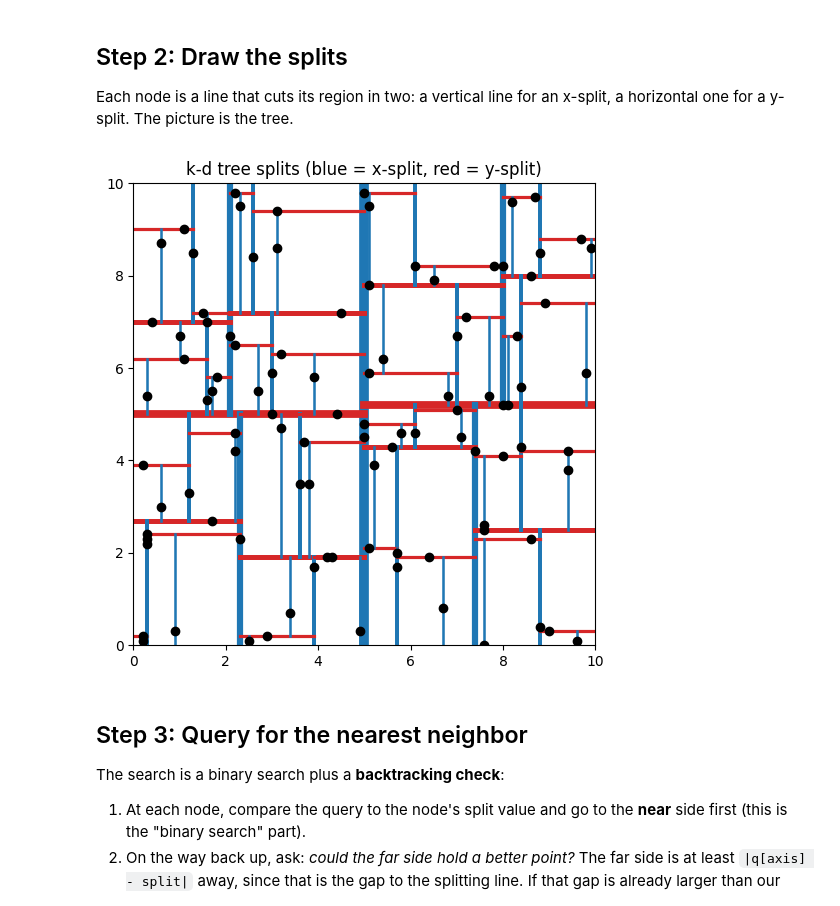
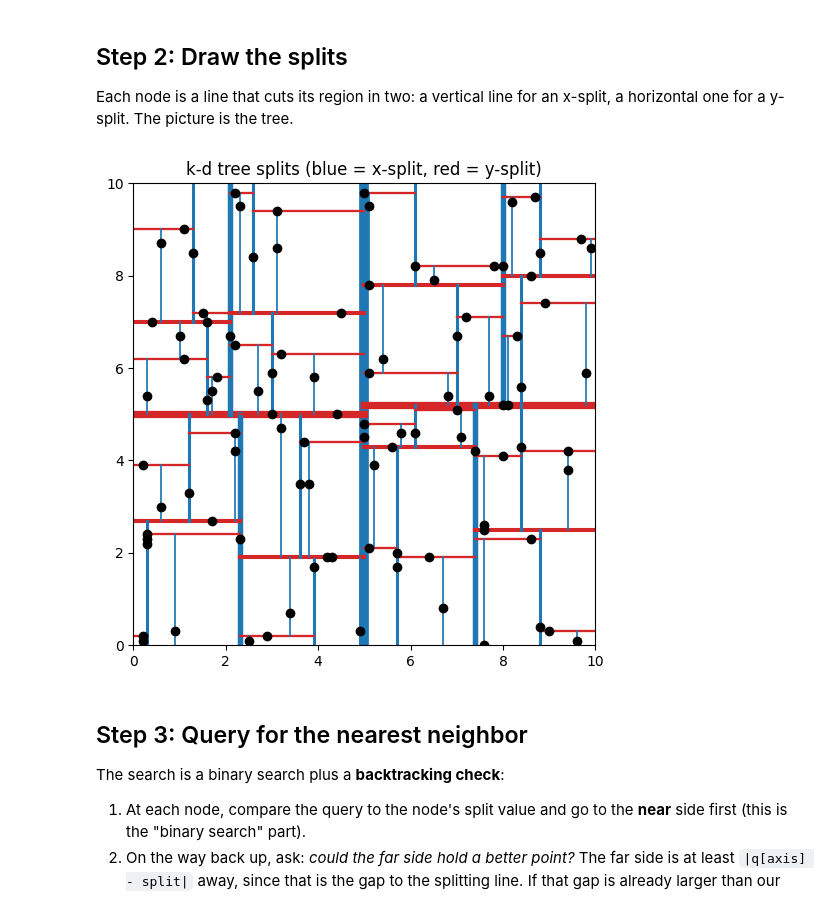
Before and after one commit to paderevski/ML-curriculum, a Jupyter notebook: notebooks/05-classification/KDTree_Demo.ipynb, the cells around one changed output. Saved outputs shown, nothing was run; the diff lists cells and outputs as text; code cells hidden in the pictures.

```diff
--- a/notebooks/05-classification/KDTree_Demo.ipynb
+++ b/notebooks/05-classification/KDTree_Demo.ipynb
@@ -74,27 +74,27 @@ show(tree)
 Each node is a line that cuts its region in two: a vertical line for an x-split, a horizontal one for a y-split. The picture is the tree.
 # %%
 def draw_splits(node, xmin, xmax, ymin, ymax, ax, lw):
-    scale = 0.5
+    scale = 0.75
     if node is None:
         return
     x, y = node.point
     if node.axis == 0:                      # vertical line, limited to this region
         ax.plot([x, x], [ymin, ymax], color="tab:blue", lw=lw)
-        draw_splits(node.left,  xmin, x, ymin, ymax, ax, lw*0.5)
-        draw_splits(node.right, x, xmax, ymin, ymax, ax, lw * 0.5)
+        draw_splits(node.left,  xmin, x, ymin, ymax, ax, lw * scale)
+        draw_splits(node.right, x, xmax, ymin, ymax, ax, lw * scale)
     else:                                   # horizontal line, limited to this region
         ax.plot([xmin, xmax], [y, y], color="tab:red", lw=lw)
-        draw_splits(node.left, xmin, xmax, ymin, y, ax, lw * 0.5)
-        draw_splits(node.right, xmin, xmax, y, ymax, ax, lw * 0.5)
+        draw_splits(node.left, xmin, xmax, ymin, y, ax, lw * scale)
+        draw_splits(node.right, xmin, xmax, y, ymax, ax, lw * scale)
 
 fig, ax = plt.subplots(figsize=(6, 6))
 draw_splits(tree, 0, 10, 0, 10, ax, 7)
 ax.scatter(*zip(*small), color="black", zorder=3)
 ax.set_xlim(0, 10); ax.set_ylim(0, 10); ax.set_aspect("equal")
 ax.set_title("k-d tree splits (blue = x-split, red = y-split)")
 plt.show()
 # %% [output]
-[figure, old version]
+[figure, new version]
 # %% [markdown]
 ## Step 3: Query for the nearest neighbor
 
```
Also changed, not shown: 1 other file.
